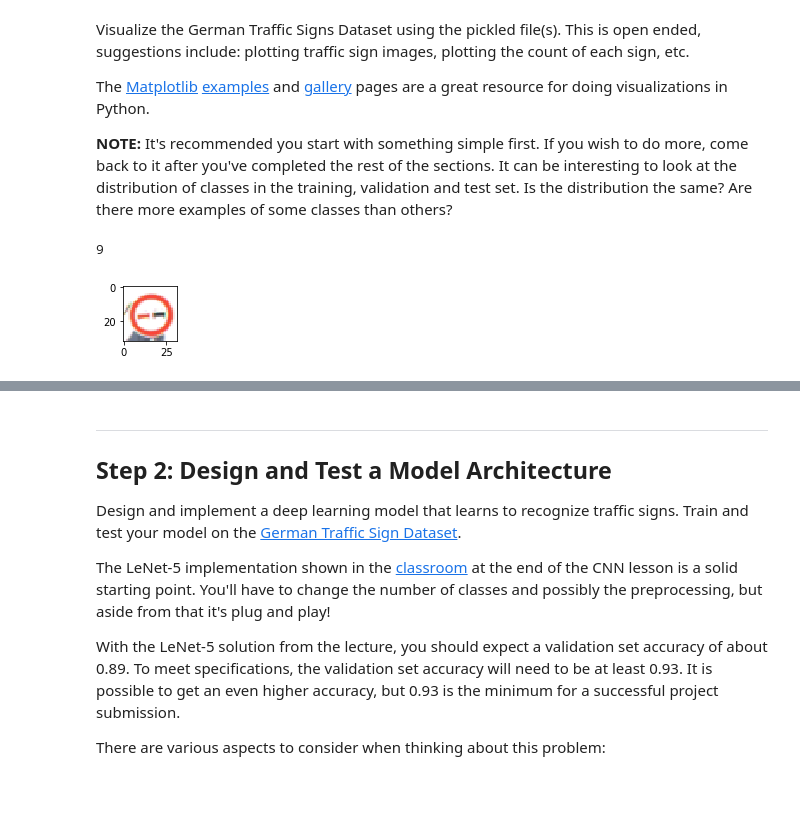
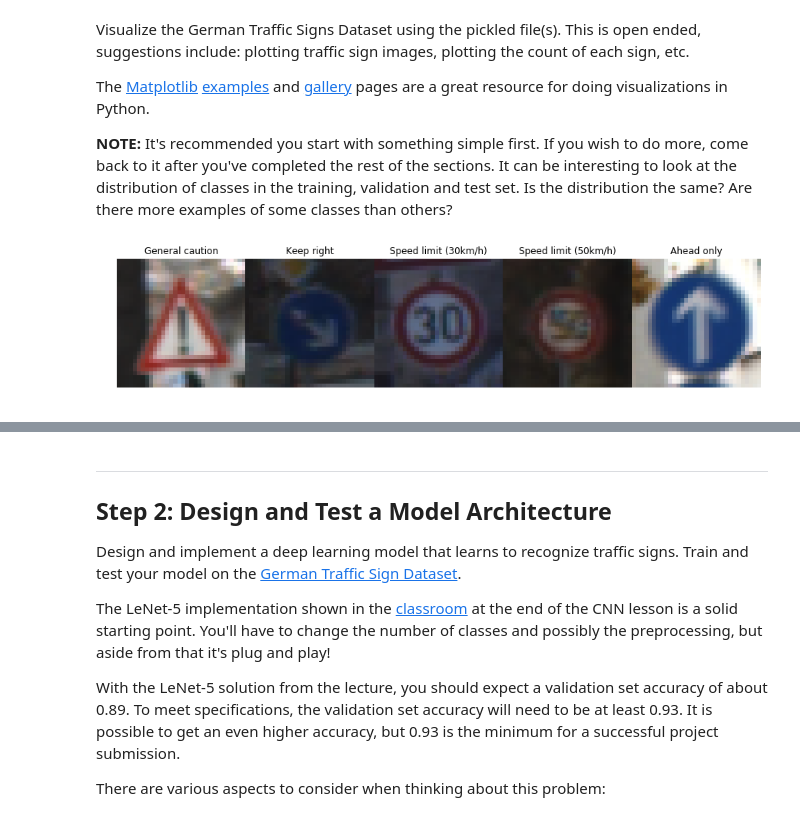
Before and after one commit to kdsian/CarND-P2-Traffic-Sign-Classifier, a Jupyter notebook: Traffic_Sign_Classifier.ipynb, the cells around one changed output, grey strips where cells are left out. Saved outputs shown, nothing was run; the diff lists cells and outputs as text; code cells hidden in the pictures; blank space fills up the shorter version.

```diff
--- a/Traffic_Sign_Classifier.ipynb
+++ b/Traffic_Sign_Classifier.ipynb
@@ -41,4 +42,13 @@ X_valid, y_valid = valid['features'], valid['labels']
 X_test, y_test = test['features'], test['labels']
+# %%
+import csv
+#Import traffic signs class names
+
+signs_class=[]
+with open('signnames.csv', 'rt') as csvfile:
+    reader = csv.DictReader(csvfile, delimiter=',')
+    for row in reader:
+        signs_class.append((row['SignName']))
 # %% [markdown]
 ---
 
@@ -94,6 +104,25 @@ Visualize the German Traffic Signs Dataset using the pickled file(s). This is op
 The [Matplotlib](http://matplotlib.org/) [examples](http://matplotlib.org/examples/index.html) and [gallery](http://matplotlib.org/gallery.html) pages are a great resource for doing visualizations in Python.
 
 **NOTE:** It's recommended you start with something simple first. If you wish to do more, come back to it after you've completed the rest of the sections. It can be interesting to look at the distribution of classes in the training, validation and test set. Is the distribution the same? Are there more examples of some classes than others?
+# %%
+def plot_image(image_sample,label=[],title=False):
+    # show image of 10 random data points
+    image_shape=image_sample.shape
+    fig, axs = plt.subplots(1,5, figsize=(15, 6))
+    fig.subplots_adjust(hspace = .2, wspace=.001)
+    axs = axs.ravel()
+    for i in range(5):
+        index = random.randint(0, len(image_sample)-1)
+        image = image_sample[index]
+        axs[i].axis('off')
+        if image_shape[3]==1:
+            axs[i].imshow(image.squeeze(),cmap="gray")
+        else:
+            axs[i].imshow(image.squeeze())
+        if title==False:
+            axs[i].set_title(i)
+        else:
+            axs[i].set_title(signs_class[label[index]])
 # %%
 ### Data exploration visualization code goes here.
 ### Feel free to use as many code cells as needed.
@@ -102,13 +131,7 @@ import random
 
 # Visualizations will be shown in the notebook.
 %matplotlib inline
-
-index = random.randint(0, len(X_train))
-image = X_train[index].squeeze()
-
-plt.figure(figsize=(1,1))
-plt.imshow(image)
-print(y_train[index])
-# %% [output]
-9
-[figure, removed]
+# %%
+plot_image(X_train,y_train,title=True)
+# %% [output]
+[figure, added]
```
Also changed, not shown: parts of 36 cells of this notebook, 16 other files.
